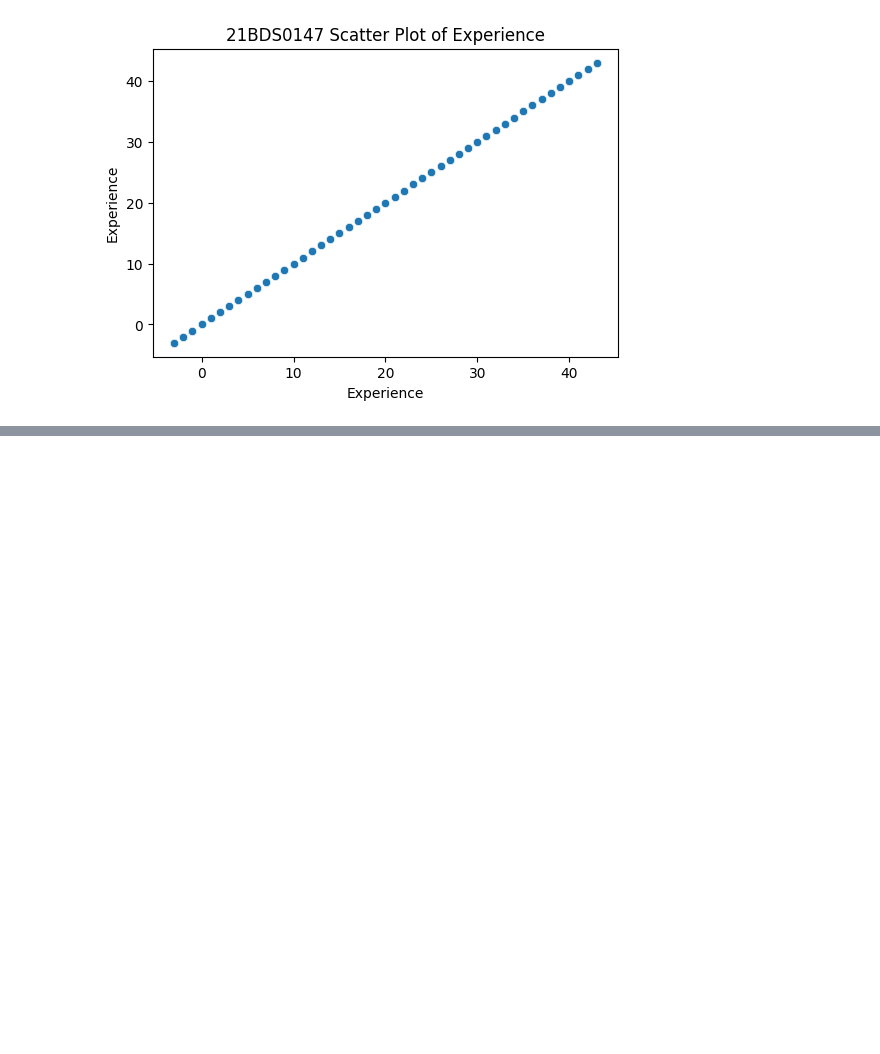
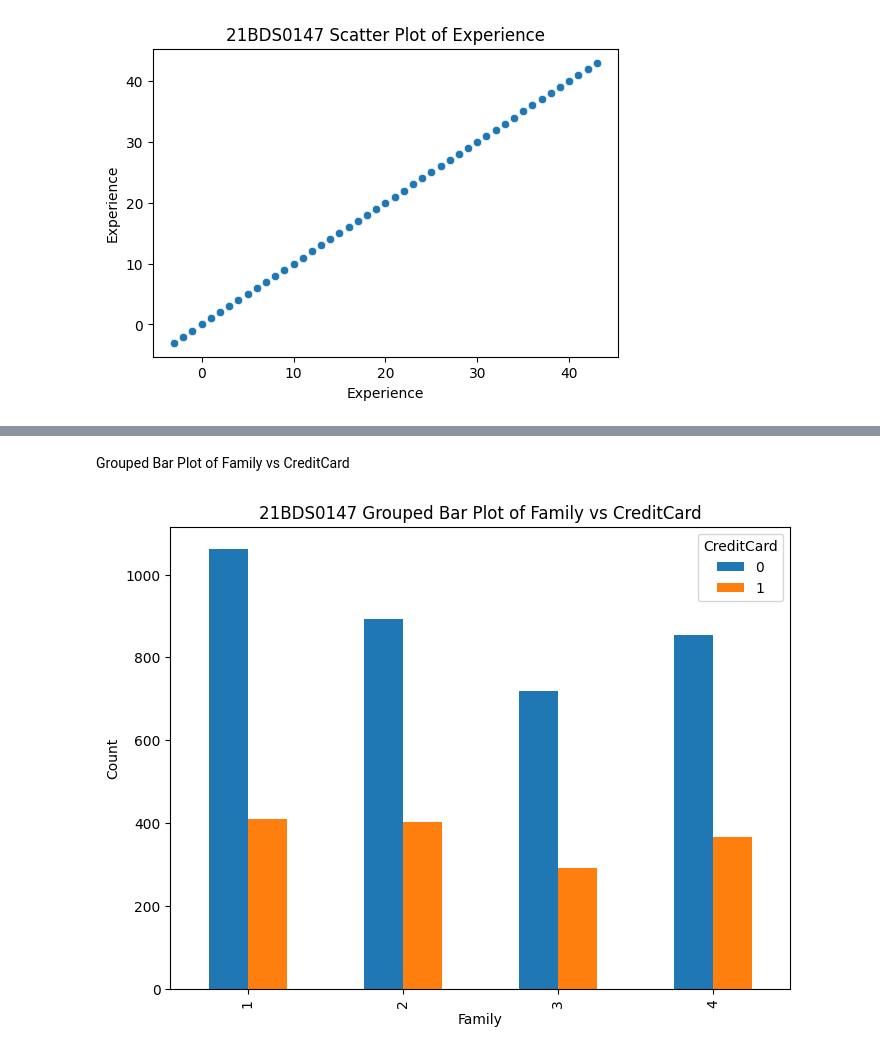
Before and after one commit to BeckhamRoshan/EDA_Theory, a Jupyter notebook: 21BDS0147_EDA_DA_1.ipynb, the cells around one changed output, grey strips where cells are left out. Saved outputs shown, nothing was run; the diff lists cells and outputs as text; code cells hidden in the pictures; blank space fills up the shorter version.

```diff
--- a/21BDS0147_EDA_DA_1.ipynb
+++ b/21BDS0147_EDA_DA_1.ipynb
@@ -352,0 +385,11 @@ plt.show()
+# %% [markdown]
+Grouped Bar Plot of Family vs CreditCard
+# %%
+family_credit_table = pd.crosstab(df['Family'], df['CreditCard'])
+family_credit_table.plot(kind='bar', figsize=(8, 6))
+plt.xlabel('Family')
+plt.ylabel('Count')
+plt.title('21BDS0147 Grouped Bar Plot of Family vs CreditCard')
+plt.show()
+# %% [output]
+[figure, added]
```
Also changed, not shown: parts of 45 cells of this notebook.
